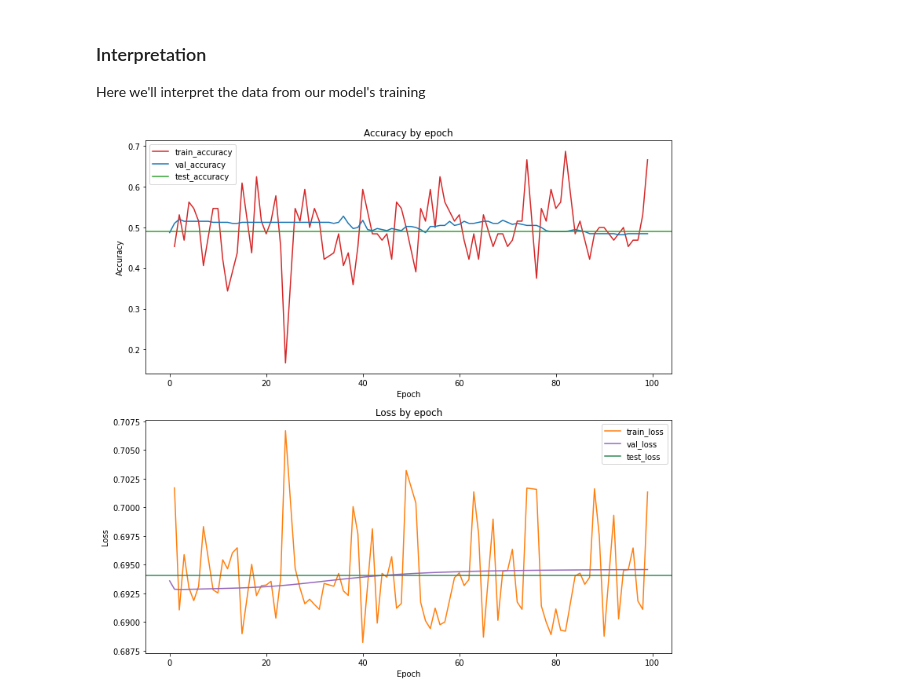
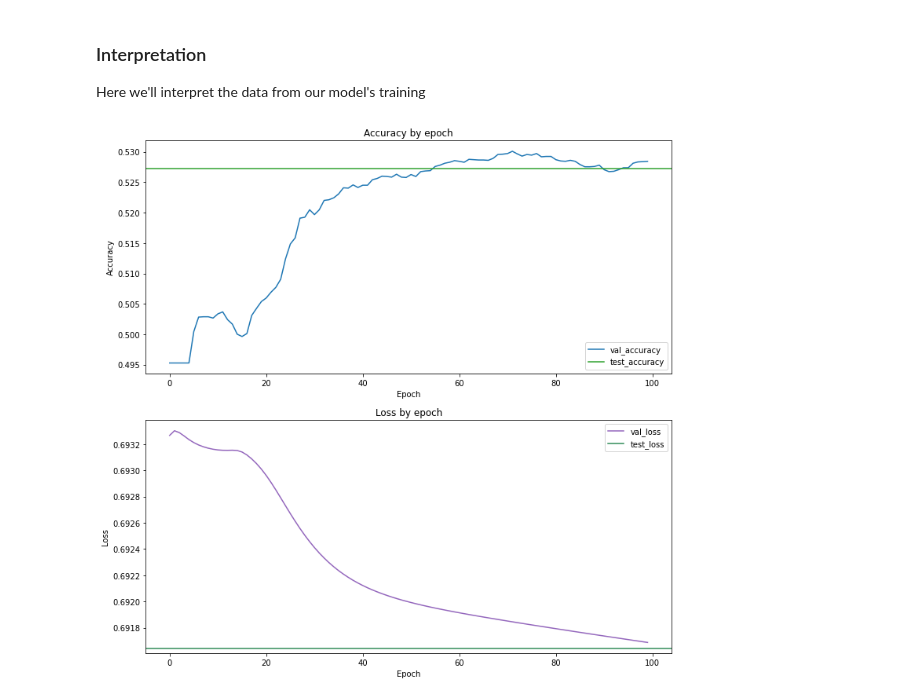
Before and after one commit to Yosef-Peyser/machine_learning_2021, a Jupyter notebook: LSTM.ipynb, the cells around one changed output. Drawn from its saved outputs; the diff is of its cells as text; code cells hidden in the pictures.

Commit message:
Trained LSTM

```diff
--- a/LSTM.ipynb
+++ b/LSTM.ipynb
@@ -205,25 +220,25 @@ test_loss = metrics['test_loss'].dropna().tolist()[0]
 # %%
 # plot
 figs, axes = plt.subplots(nrows=2, figsize=(12, 12))
 
 # accuracy
-axes[0].plot(df_train['epoch'], df_train['train_accuracy'], color='tab:red', label='train_accuracy')
+# axes[0].plot(df_train['epoch'], df_train['train_accuracy'], color='tab:red', label='train_accuracy')
 axes[0].plot(df_val['epoch'], df_val['val_accuracy'], color='tab:blue', label='val_accuracy')
 axes[0].axhline(test_acc, color='tab:green', label='test_accuracy')
 
 # loss
-axes[1].plot(df_train['epoch'], df_train['train_loss'], color='tab:orange', label='train_loss')
+# axes[1].plot(df_train['epoch'], df_train['train_loss'], color='tab:orange', label='train_loss')
 axes[1].plot(df_val['epoch'], df_val['val_loss'], color='tab:purple', label='val_loss')
 axes[1].axhline(test_loss, color='seagreen', label='test_loss')
 
 # label, title, make pretty
 titles = ['Accuracy by epoch', 'Loss by epoch']
 dependent = ['Accuracy', 'Loss']
 for i in range(2):
     axes[i].legend()
     axes[i].set_title(titles[i])
     axes[i].set_xlabel('Epoch')
     axes[i].set_ylabel(dependent[i])
 plt.show()
 # %% [output]
-[figure, old version]
+[figure, new version]
```
Also changed, not shown: parts of 2 cells of this notebook, 9 other files.
